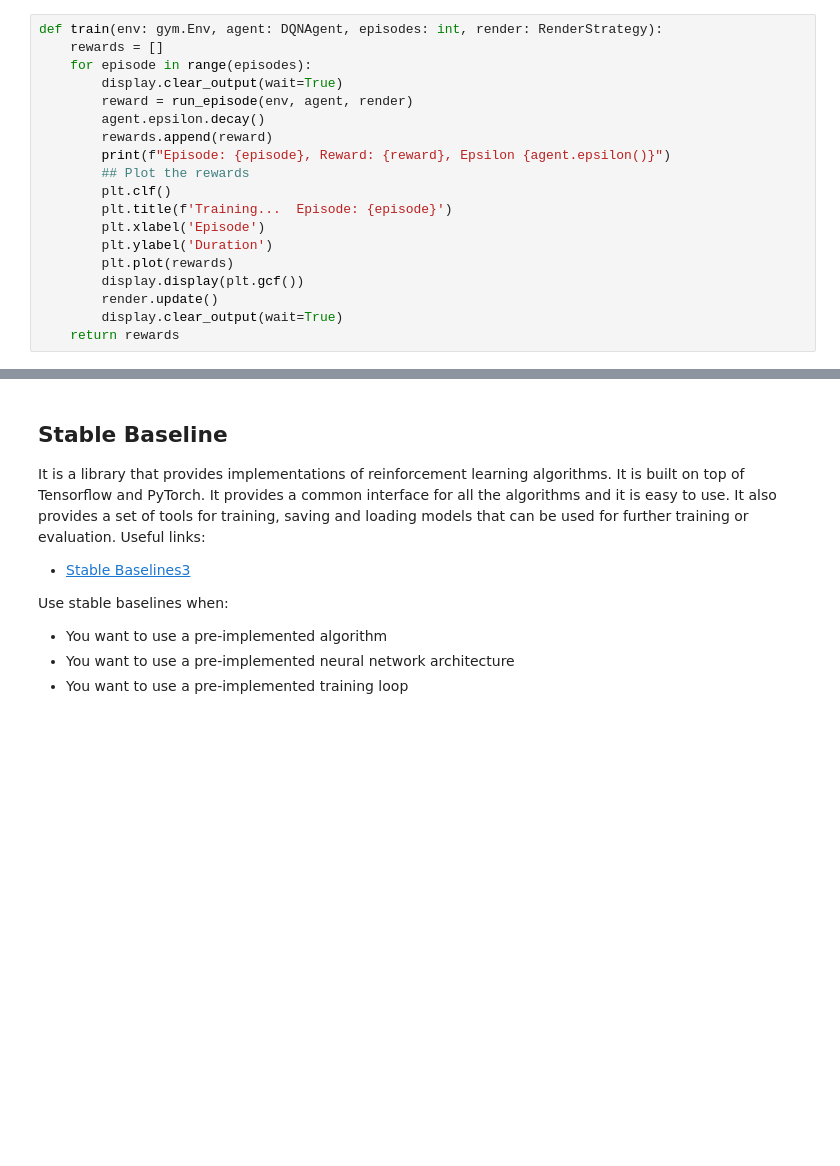
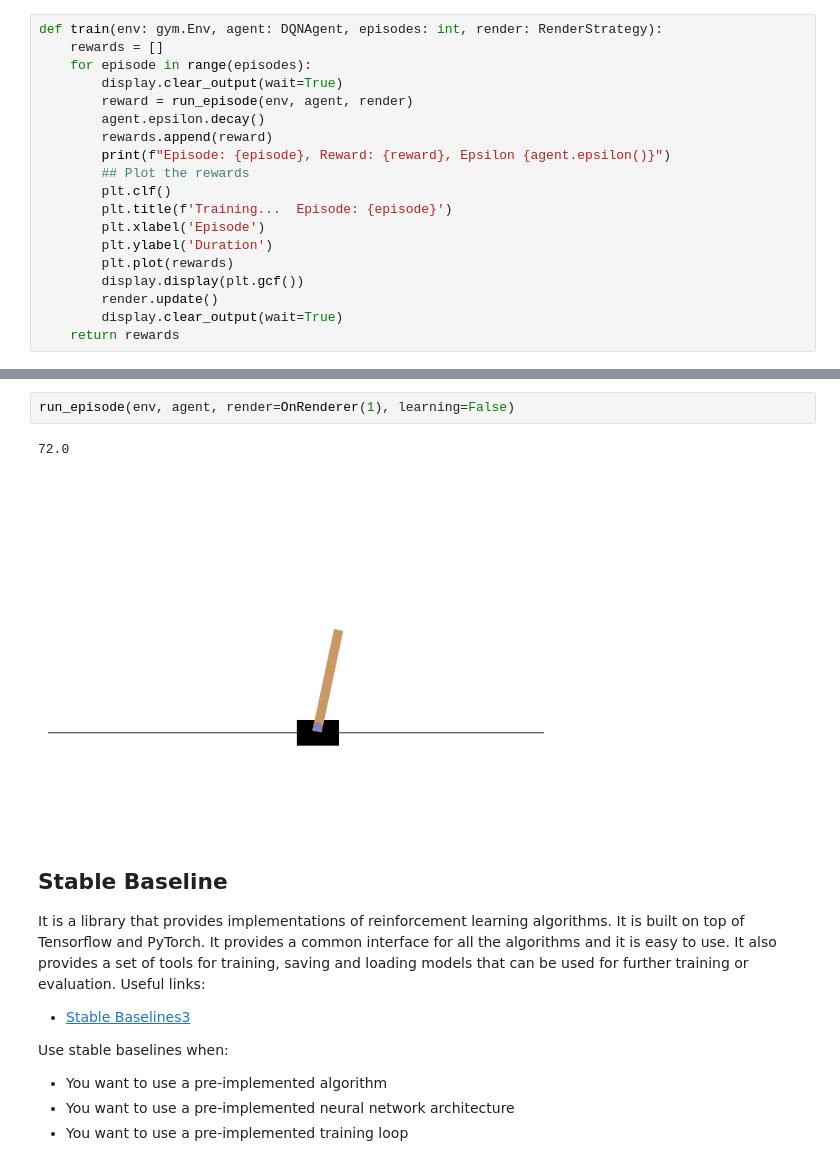
Before and after one commit to cric96/intro-deep-learning-python, a Jupyter notebook: notebook.ipynb, the cells around one changed output, grey strips where cells are left out. Cells and saved outputs as stored; diff of their text form; blank space fills up the shorter version.

```diff
--- a/notebook.ipynb
+++ b/notebook.ipynb
@@ -421,3 +420,8 @@ KeyboardInterrupt:
+# %%
+run_episode(env, agent, render=OnRenderer(1), learning=False)
+# %% [output]
+72.0
+[figure, added]
 # %% [markdown]
 ## Stable Baseline
 It is a library that provides implementations of reinforcement learning algorithms. It is built on top of Tensorflow and PyTorch. It provides a common interface for all the algorithms and it is easy to use. It also provides a set of tools for training, saving and loading models that can be used for further training or evaluation.
```
Also changed, not shown: parts of 7 cells of this notebook.
